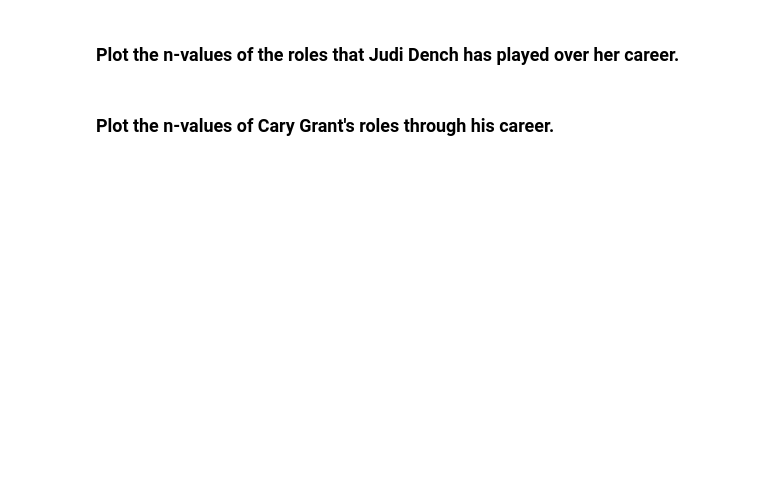
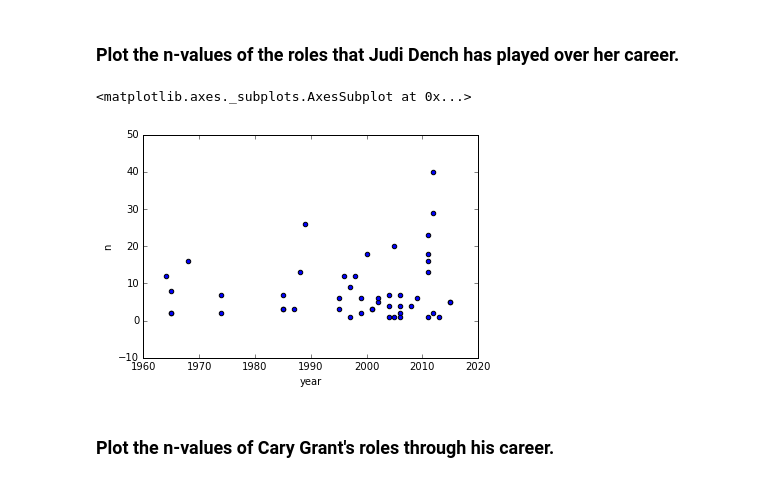
Before and after one commit to bowilli/pycon-pandas-tutorial, a Jupyter notebook: Exercises-2.ipynb, the cells around one changed output. Drawn from its saved outputs; the diff is of its cells as text; code cells hidden in the pictures; blank space fills up the shorter version.

```diff
--- a/Exercises-2.ipynb
+++ b/Exercises-2.ipynb
@@ -161,4 +241,10 @@ Name: name, dtype: int64
 # %% [markdown]
 ### Plot the n-values of the roles that Judi Dench has played over her career.
+# %%
+dench = cast[cast.name == "Judi Dench"].sort_values(by ='year')
+dench.plot(x = 'year' , y = 'n', kind = 'scatter')
+# %% [output]
+<matplotlib.axes._subplots.AxesSubplot at 0x...>
+[figure, added]
 # %% [markdown]
 ### Plot the n-values of Cary Grant's roles through his career.
```
Also changed, not shown: parts of 14 cells of this notebook.
